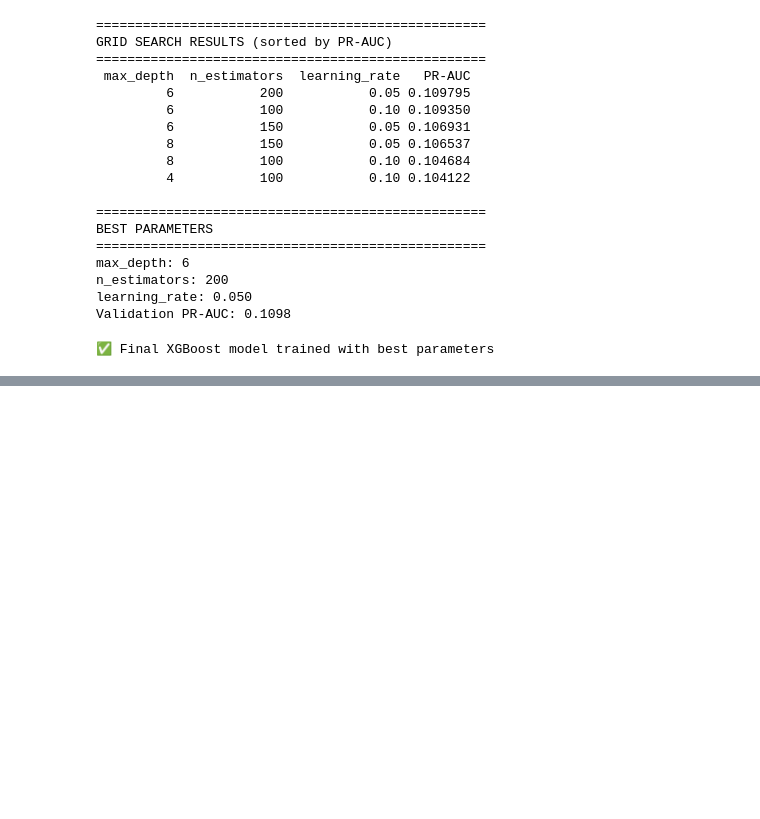
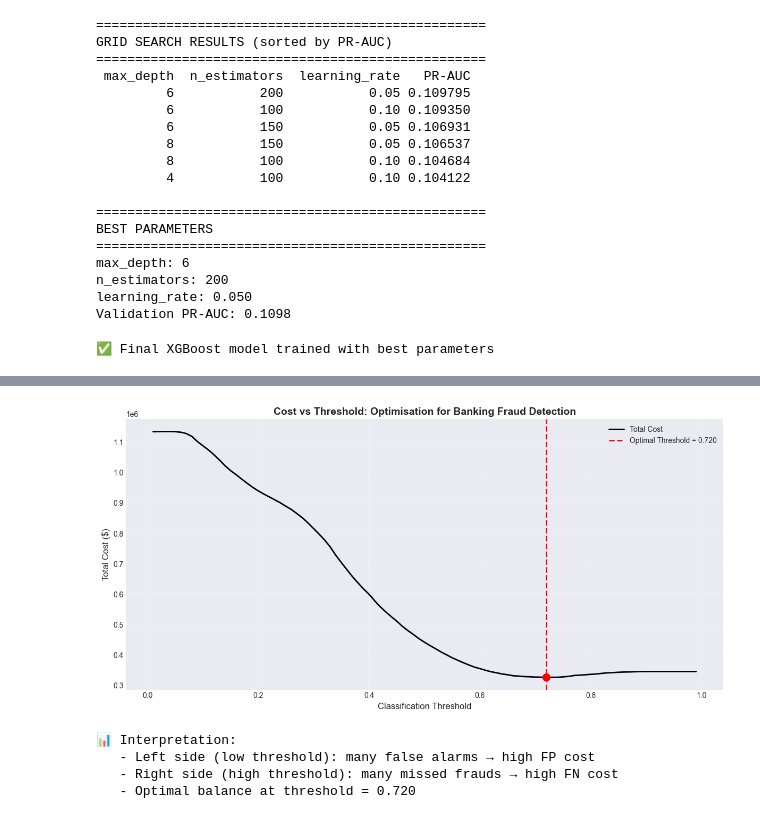
Before and after one commit to JuanCRuizA/Agent-Fraud-Sentinel, a Jupyter notebook: notebooks/modeling/03_model_training.ipynb, the cells around one changed output, grey strips where cells are left out. Saved outputs shown, nothing was run; the diff lists cells and outputs as text; code cells hidden in the pictures; blank space fills up the shorter version.

```diff
--- a/notebooks/modeling/03_model_training.ipynb
+++ b/notebooks/modeling/03_model_training.ipynb
@@ -45,6 +48,9 @@ from sklearn.metrics import (
 )
 from sklearn.model_selection import StratifiedKFold
 import xgboost as xgb
+import lightgbm as lgb
+import optuna
+optuna.logging.set_verbosity(optuna.logging.WARNING)
 
 # Model persistence
 import joblib
@@ -780,0 +1070,29 @@ Cost per transaction: $2.78
+# %%
+# 5
+# Visualize cost vs threshold
+plt.figure(figsize=(12, 6))
+
+# Total cost curve
+plt.plot(thresholds_to_test, costs, linewidth=2, label='Total Cost', color='black')
+plt.axvline(optimal_threshold, color='red', linestyle='--', linewidth=2, label=f'Optimal Threshold = {optimal_threshold:.3f}')
+plt.scatter([optimal_threshold], [optimal_cost], color='red', s=100, zorder=5)
+
+plt.xlabel('Classification Threshold', fontsize=12)
+plt.ylabel('Total Cost ($)', fontsize=12)
+plt.title('Cost vs Threshold: Optimisation for Banking Fraud Detection', fontsize=14, fontweight='bold')
+plt.legend(fontsize=10)
+plt.grid(alpha=0.3)
+plt.tight_layout()
+plt.savefig(FIGURES_PATH / 'cost_vs_threshold.png', dpi=150, bbox_inches='tight', facecolor='white')
+plt.show()
+
+print("📊 Interpretation:")
+print("   - Left side (low threshold): many false alarms → high FP cost")
+print("   - Right side (high threshold): many missed frauds → high FN cost")
+print(f"   - Optimal balance at threshold = {optimal_threshold:.3f}")
+# %% [output]
+[figure, added]
+📊 Interpretation:
+   - Left side (low threshold): many false alarms → high FP cost
+   - Right side (high threshold): many missed frauds → high FN cost
+   - Optimal balance at threshold = 0.720
```
Also changed, not shown: parts of 34 cells of this notebook, 11 other files.
